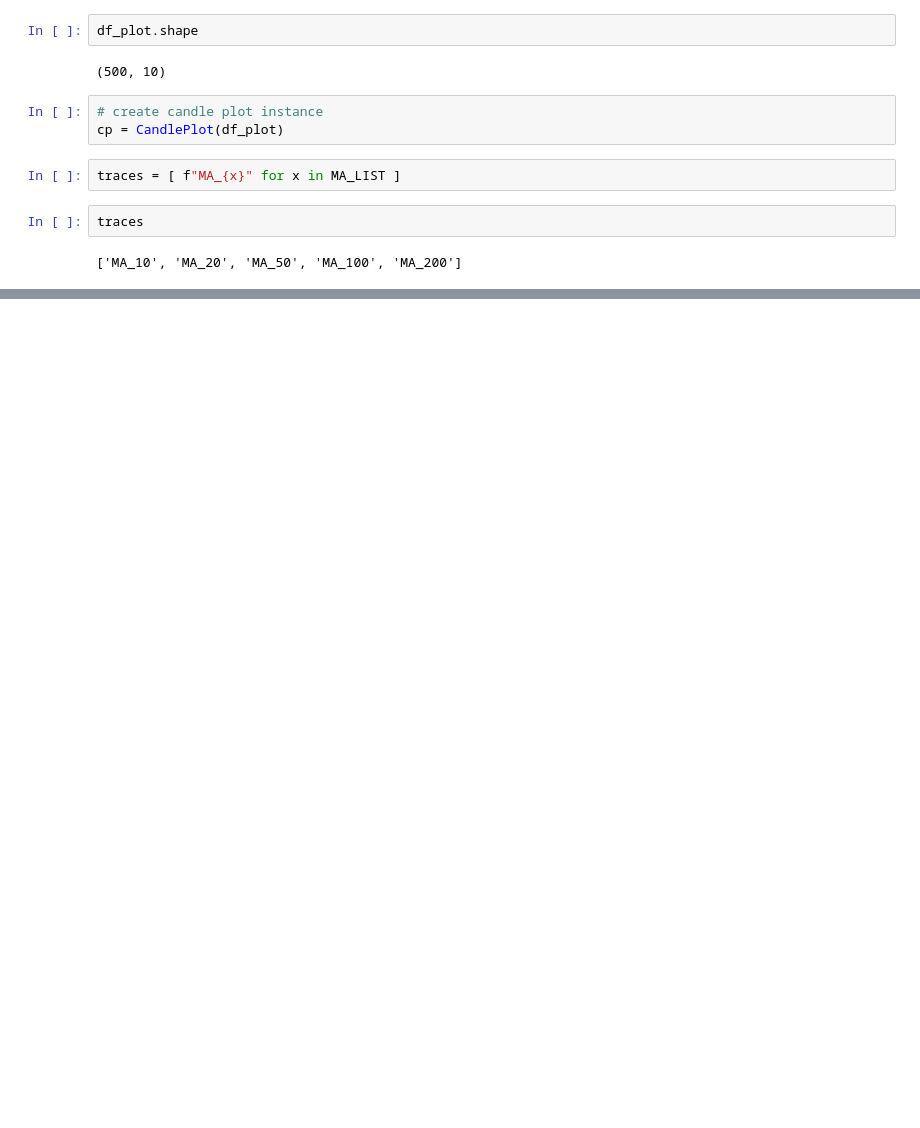
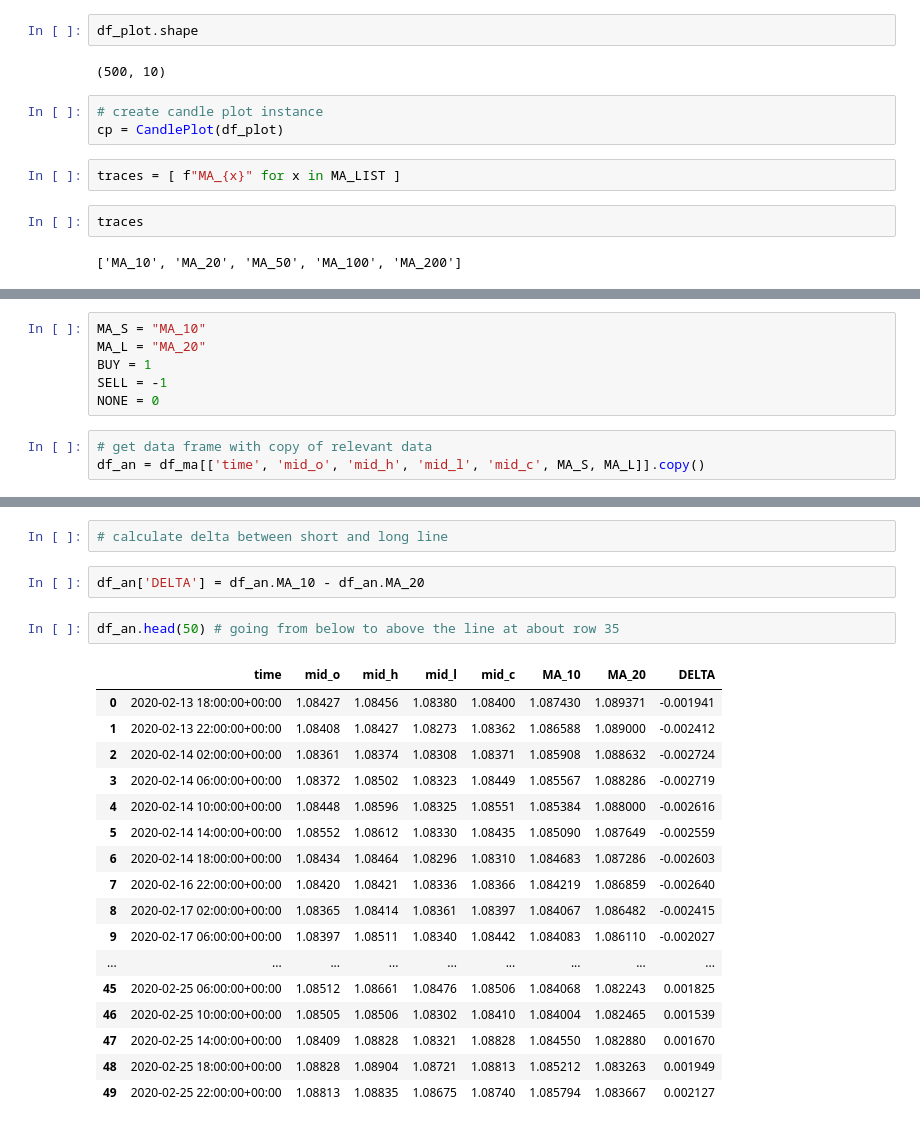
Before and after one commit to mindeleven/introduction-to-python, a Jupyter notebook: Algorythimc-Forex-Trading/code/exploration/03_multiple-moving-averages.ipynb, the cells around one changed output, grey strips where cells are left out. Saved outputs shown, nothing was run; the diff lists cells and outputs as text; blank space fills up the shorter version.

```diff
--- a/Algorythimc-Forex-Trading/code/exploration/03_multiple-moving-averages.ipynb
+++ b/Algorythimc-Forex-Trading/code/exploration/03_multiple-moving-averages.ipynb
@@ -127,0 +130,9 @@ cp.show_plot(line_traces=traces)
+# %%
+MA_S = "MA_10"
+MA_L = "MA_20"
+BUY = 1
+SELL = -1
+NONE = 0
+# %%
+# get data frame with copy of relevant data
+df_an = df_ma[['time', 'mid_o', 'mid_h', 'mid_l', 'mid_c', MA_S, MA_L]].copy()
@@ -127,0 +148,24 @@ cp.show_plot(line_traces=traces)
+# %%
+# calculate delta between short and long line
+# %%
+df_an['DELTA'] = df_an.MA_10 - df_an.MA_20
+# %%
+df_an.head(50) # going from below to above the line at about row 35
+# %% [output]
+|  | time | mid_o | mid_h | mid_l | mid_c | MA_10 | MA_20 | DELTA |
+| 0 | 2020-02-13 18:00:00+00:00 | 1.08427 | 1.08456 | 1.08380 | 1.08400 | 1.087430 | 1.089371 | -0.001941 |
+| 1 | 2020-02-13 22:00:00+00:00 | 1.08408 | 1.08427 | 1.08273 | 1.08362 | 1.086588 | 1.089000 | -0.002412 |
+| 2 | 2020-02-14 02:00:00+00:00 | 1.08361 | 1.08374 | 1.08308 | 1.08371 | 1.085908 | 1.088632 | -0.002724 |
+| 3 | 2020-02-14 06:00:00+00:00 | 1.08372 | 1.08502 | 1.08323 | 1.08449 | 1.085567 | 1.088286 | -0.002719 |
+| 4 | 2020-02-14 10:00:00+00:00 | 1.08448 | 1.08596 | 1.08325 | 1.08551 | 1.085384 | 1.088000 | -0.002616 |
+| 5 | 2020-02-14 14:00:00+00:00 | 1.08552 | 1.08612 | 1.08330 | 1.08435 | 1.085090 | 1.087649 | -0.002559 |
+| 6 | 2020-02-14 18:00:00+00:00 | 1.08434 | 1.08464 | 1.08296 | 1.08310 | 1.084683 | 1.087286 | -0.002603 |
+| 7 | 2020-02-16 22:00:00+00:00 | 1.08420 | 1.08421 | 1.08336 | 1.08366 | 1.084219 | 1.086859 | -0.002640 |
+| 8 | 2020-02-17 02:00:00+00:00 | 1.08365 | 1.08414 | 1.08361 | 1.08397 | 1.084067 | 1.086482 | -0.002415 |
+| 9 | 2020-02-17 06:00:00+00:00 | 1.08397 | 1.08511 | 1.08340 | 1.08442 | 1.084083 | 1.086110 | -0.002027 |
+| ... | ... | ... | ... | ... | ... | ... | ... | ... |
+| 45 | 2020-02-25 06:00:00+00:00 | 1.08512 | 1.08661 | 1.08476 | 1.08506 | 1.084068 | 1.082243 | 0.001825 |
+| 46 | 2020-02-25 10:00:00+00:00 | 1.08505 | 1.08506 | 1.08302 | 1.08410 | 1.084004 | 1.082465 | 0.001539 |
+| 47 | 2020-02-25 14:00:00+00:00 | 1.08409 | 1.08828 | 1.08321 | 1.08828 | 1.084550 | 1.082880 | 0.001670 |
+| 48 | 2020-02-25 18:00:00+00:00 | 1.08828 | 1.08904 | 1.08721 | 1.08813 | 1.085212 | 1.083263 | 0.001949 |
+| 49 | 2020-02-25 22:00:00+00:00 | 1.08813 | 1.08835 | 1.08675 | 1.08740 | 1.085794 | 1.083667 | 0.002127 |
```
Also changed, not shown: parts of 4 cells of this notebook.
